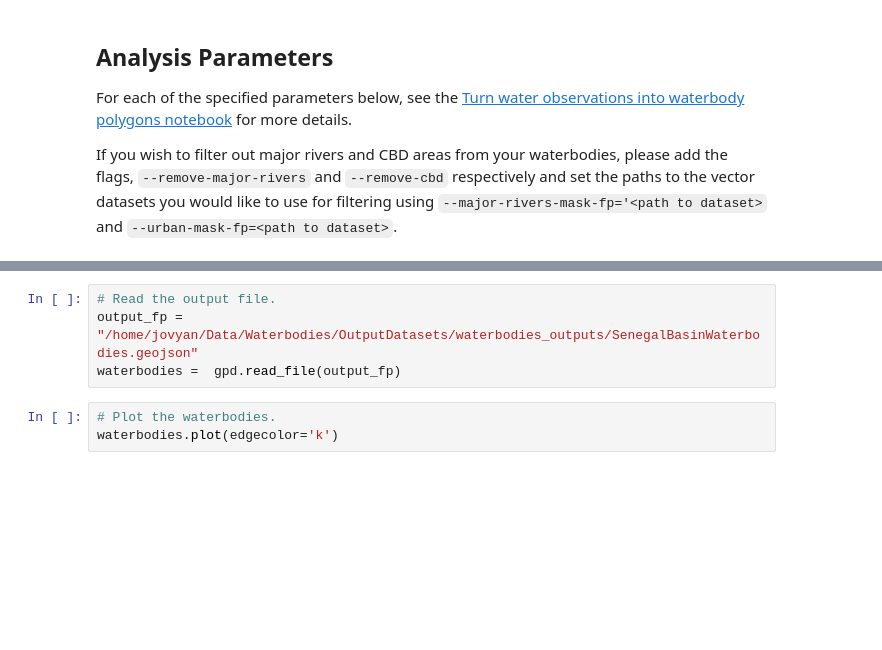
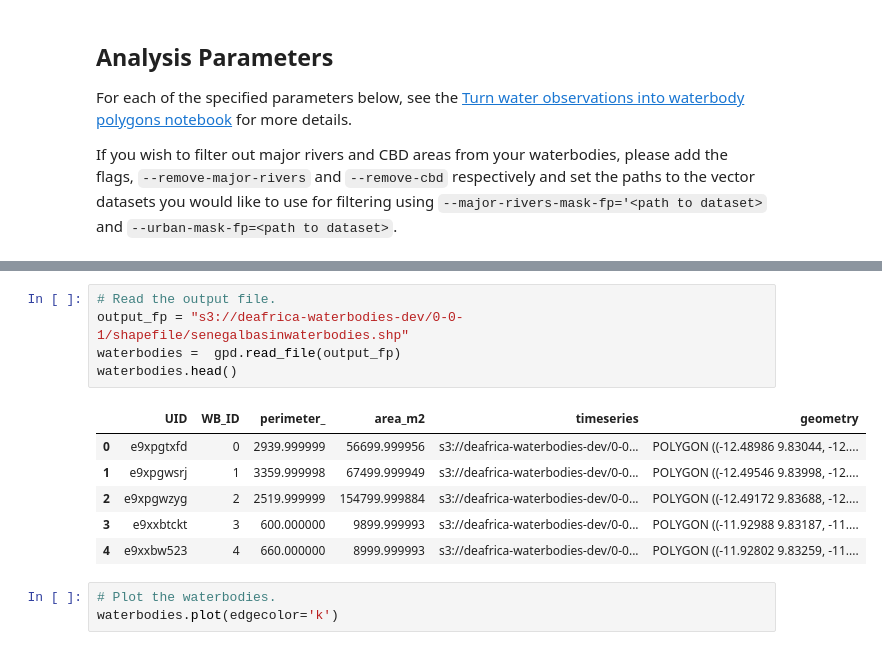
Before and after one commit to mickwelli/deafrica-waterbodies, a Jupyter notebook: notebooks/UsingCommandLineTool.ipynb, the cells around one changed output, grey strips where cells are left out. Drawn from its saved outputs; the diff is of its cells as text; blank space fills up the shorter version.

```diff
--- a/notebooks/UsingCommandLineTool.ipynb
+++ b/notebooks/UsingCommandLineTool.ipynb
@@ -84,7 +114,15 @@ CompletedProcess(args=['/home/jovyan/.local/bin/deafrica-waterbodies', 'waterbod
 # %%
 # Read the output file.
-output_fp = "/home/jovyan/Data/Waterbodies/OutputDatasets/waterbodies_outputs/SenegalBasinWaterbodies.geojson"
+output_fp = "s3://deafrica-waterbodies-dev/0-0-1/shapefile/senegalbasinwaterbodies.shp"
 waterbodies =  gpd.read_file(output_fp)
+waterbodies.head()
+# %% [output]
+|  | UID | WB_ID | perimeter_ | area_m2 | timeseries | geometry |
+| 0 | e9xpgtxfd | 0 | 2939.999999 | 56699.999956 | s3://deafrica-waterbodies-dev/0-0... | POLYGON ((-12.48986 9.83044, -12.... |
+| 1 | e9xpgwsrj | 1 | 3359.999998 | 67499.999949 | s3://deafrica-waterbodies-dev/0-0... | POLYGON ((-12.49546 9.83998, -12.... |
+| 2 | e9xpgwzyg | 2 | 2519.999999 | 154799.999884 | s3://deafrica-waterbodies-dev/0-0... | POLYGON ((-12.49172 9.83688, -12.... |
+| 3 | e9xxbtckt | 3 | 600.000000 | 9899.999993 | s3://deafrica-waterbodies-dev/0-0... | POLYGON ((-11.92988 9.83187, -11.... |
+| 4 | e9xxbw523 | 4 | 660.000000 | 8999.999993 | s3://deafrica-waterbodies-dev/0-0... | POLYGON ((-11.92802 9.83259, -11.... |
 # %%
 # Plot the waterbodies.
 waterbodies.plot(edgecolor='k')
```
Also changed, not shown: parts of 4 cells of this notebook.
